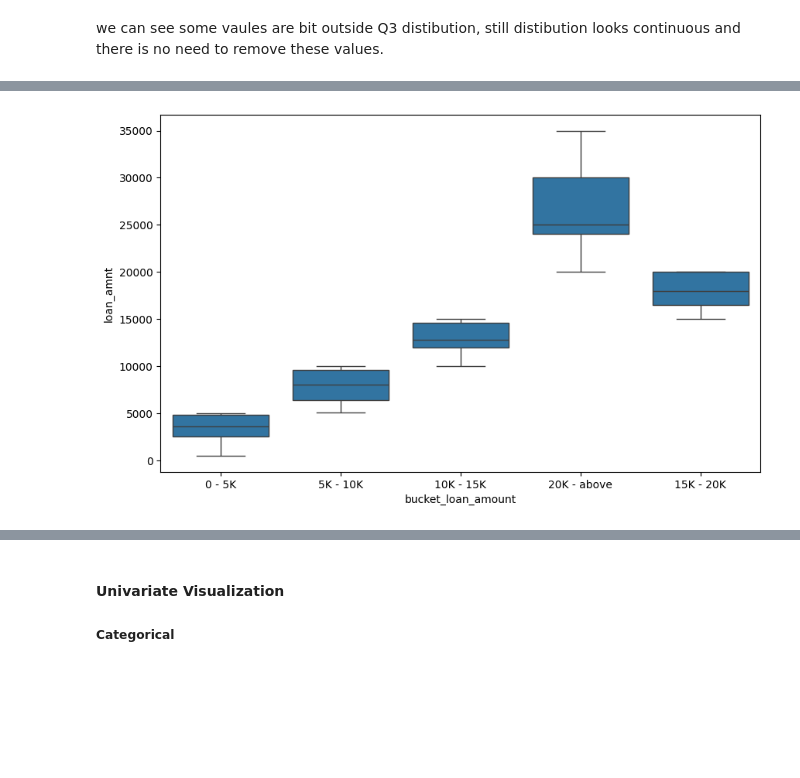
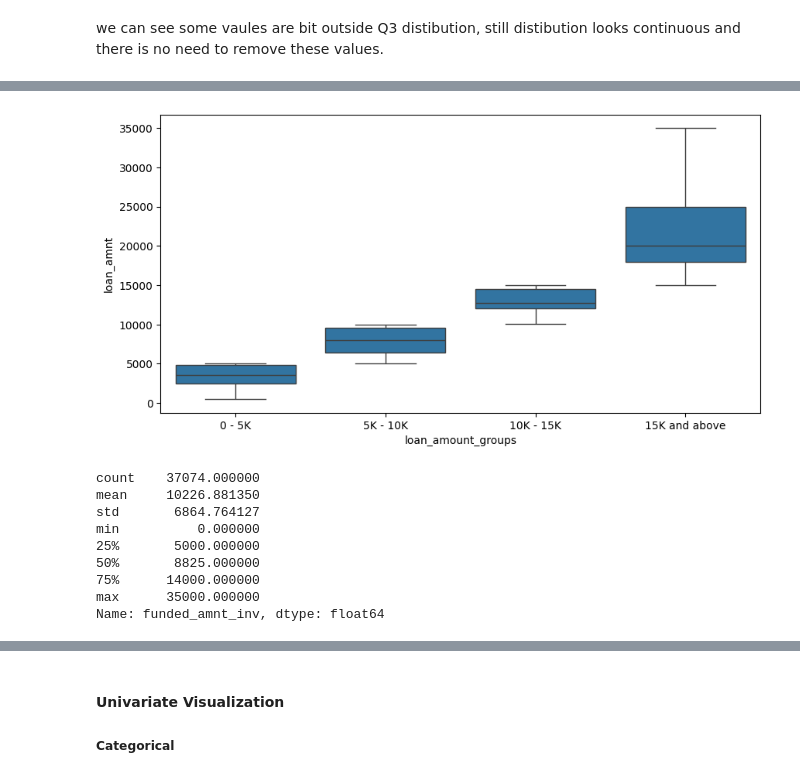
Before and after one commit to jayshah-07/lendingclubcasestudy, a Jupyter notebook: lending_club.ipynb, the cells around one changed output, grey strips where cells are left out. Drawn from its saved outputs; the diff is of its cells as text; code cells hidden in the pictures; blank space fills up the shorter version.

```diff
--- a/lending_club.ipynb
+++ b/lending_club.ipynb
@@ -490,7 +488,7 @@ Name: annual_inc, dtype: float64
 # values above 98 percentile seems to be disconnected
 # taking threshold has 0.98
 annual_inc_per_98 = loan_df['annual_inc'].quantile(0.98)
-loan_df = loan_data[loan_data.annual_inc <= annual_inc_per_98]
+loan_df = loan_df[loan_df.annual_inc <= annual_inc_per_98]
 # %%
 
 # show boxplot for annual_inc
@@ -516,0 +519,3 @@ we can see some vaules are bit outside Q3 distibution, still distibution looks c
+# %%
+# Adding additional column name 'loan_scaling?' where loan_amnt greater than funded_amnt
+loan_df['loan_scaling?'] = np.where(loan_df['loan_amnt']>loan_df['funded_amnt'],'Yes','No')
@@ -517,3 +548,12 @@ we can see some vaules are bit outside Q3 distibution, still distibution looks c
+# %%
+# Assign labels to the bins based on their indices
+int_labels = ['5%-9%', '9%-13%', '13%-17%', '17%-21%', '21%-24%']
+
+# Creating bins for 'int_rate' column and assigning labels for different interest rate groups
+loan_df['int_rate_groups'] = pd.cut(loan_df['int_rate'],
+                                      bins=5,            # Define 5 bins
+                                      precision=0,       # Precision of 0 decimal places
+                                      labels=int_labels) # Interest labels
 # %%
 # check for loan_amnt summary
 loan_df['loan_amnt'].describe()
@@ -529,23 +569,36 @@ max      35000.000000
 Name: loan_amnt, dtype: float64
 # %%
 # Bucketting Loan Amount
-def bucket_loan_amount(column):
-    if column <= 5000:
-        return '0 - 5K'  # 25% quartile
-    elif (column >5000) and (column <= 10000):
-        return '5K - 10K'
-    elif (column >10000) and (column <= 15000):
-        return '10K - 15K'
-    elif (column >15000) and (column <= 20000):
-        return '15K - 20K' # 75% quartile
+def bucket_loan_amount(amount):
+    if amount <= 5000:
+        return '0 - 5K' # 25% quartile
+    elif amount <= 10000:
+        return '5K - 10K' # median
+    elif amount <= 15000:
+        return '10K - 15K' # 75% quartile
     else:
-        return '20K - above'
+        return '15K and above'
 
-loan_df['bucket_loan_amount'] = loan_df.apply(lambda x : bucket_loan_amount(x['loan_amnt']), axis = 1)
+# create new catergorical column named loan_amount_groups
+loan_df['loan_amount_groups'] = loan_df.apply(lambda x : bucket_loan_amount(x['loan_amnt']), axis = 1)
 # %%
 # Plot boxplot
-plt.figure(figsize=(10,6))
-sns.boxplot(x=loan_df.bucket_loan_amount, y=loan_df.loan_amnt)
+plt.figure(figsize=(10,5))
+sns.boxplot(x=loan_df.loan_amount_groups, y=loan_df.loan_amnt, )
 plt.show()
 # %% [output]
-[figure, old version]
+[figure, new version]
+# %%
+# Analyze and Derive funded_amount_inv_groups as categorical
+loan_df['funded_amnt_inv'].describe()
+#loan_df["funded_amnt_inv"].quantile([0.25, 0.50,0.75, 0.90])
+# %% [output]
+count    37074.000000
+mean     10226.881350
+std       6864.764127
+min          0.000000
+25%       5000.000000
+50%       8825.000000
+75%      14000.000000
+max      35000.000000
+Name: funded_amnt_inv, dtype: float64
```
Also changed, not shown: parts of 101 cells of this notebook, 1 other file.
